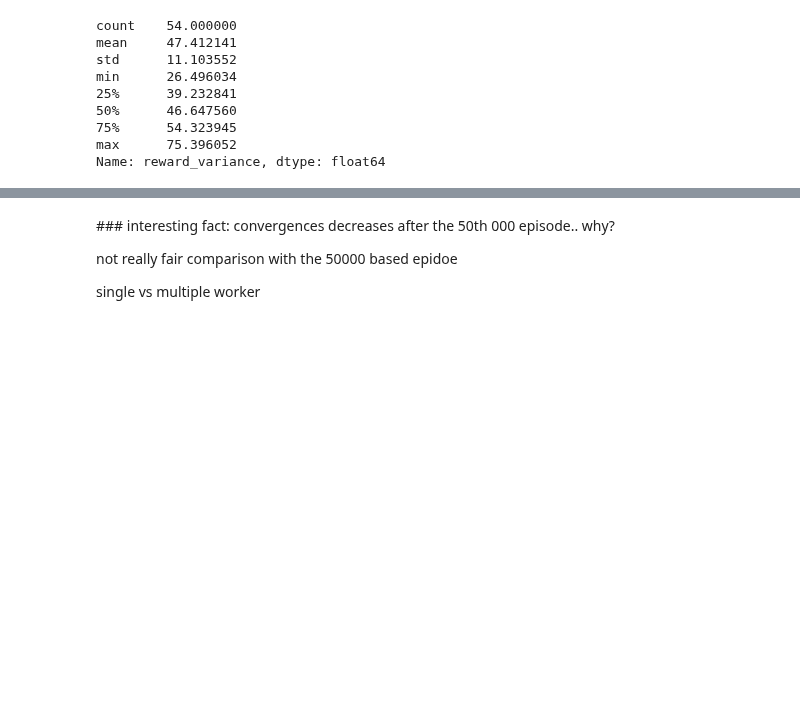
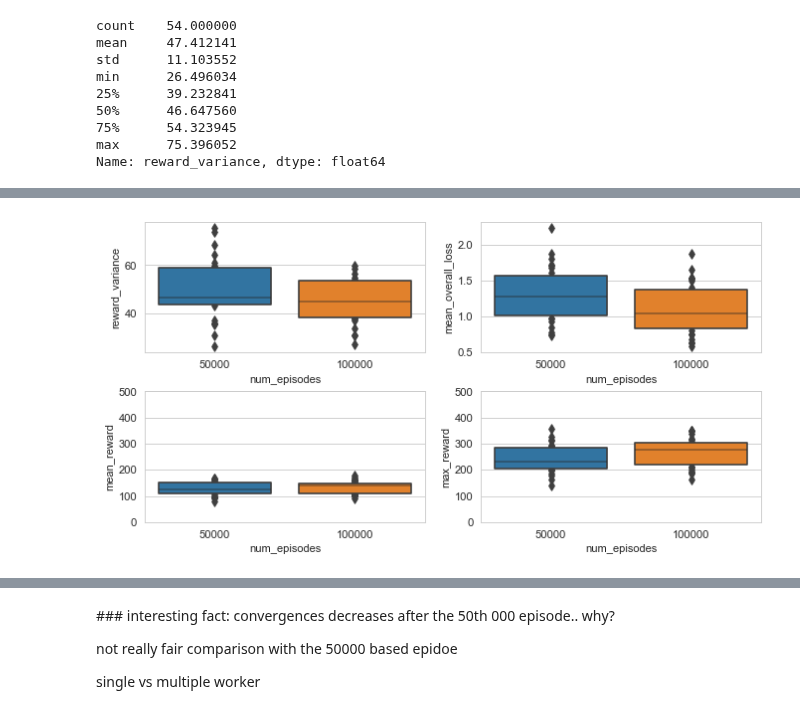
Before and after one commit to feiphoon/inm707-joint-coursework, a Jupyter notebook: src/cartpole/actor_critic_train_analysis_cartpolev1.ipynb, the cells around one changed output, grey strips where cells are left out. Saved outputs shown, nothing was run; the diff lists cells and outputs as text; code cells hidden in the pictures; blank space fills up the shorter version.

```diff
--- a/src/cartpole/actor_critic_train_analysis_cartpolev1.ipynb
+++ b/src/cartpole/actor_critic_train_analysis_cartpolev1.ipynb
@@ -96,0 +63,23 @@ training_results_df.sort_values(by=["max_reward"], ascending=False).head(5)
+# %%
+fig = plt.figure(figsize=(10, 5), dpi=80)
+plt.subplots_adjust(left=None, bottom=None, right=None, top=None, wspace=0.2, hspace=0.3)
+
+ax1 = fig.add_subplot(2, 2, 1)
+sns.boxenplot(data=training_results_df, x="num_episodes", y="reward_variance");
+
+ax2 = fig.add_subplot(2, 2, 2)
+sns.boxenplot(data=training_results_df, x="num_episodes", y="mean_overall_loss");
+
+ax3 = fig.add_subplot(2, 2, 3)
+sns.boxenplot(data=training_results_df, x="num_episodes", y="mean_reward");
+plt.ylim([0, 500]);
+
+ax4 = fig.add_subplot(2, 2, 4)
+sns.boxenplot(data=training_results_df, x="num_episodes", y="max_reward");
+plt.ylim([0, 500]);
+# plt.title("Comparison of A2C models trained on CartPole-v1");
+# Reward variance and mean overall loss is much lower learning on a higher number of episodes.
+# Mean rewards don't change much, but max rewards are a little higher with a higher number of episodes.
+# So: Based on the lower reward_variance and mean overall loss, we favour a model trained on 100000 episodes.
+# %% [output]
+[figure, added]
```
Also changed, not shown: parts of 18 cells of this notebook.
